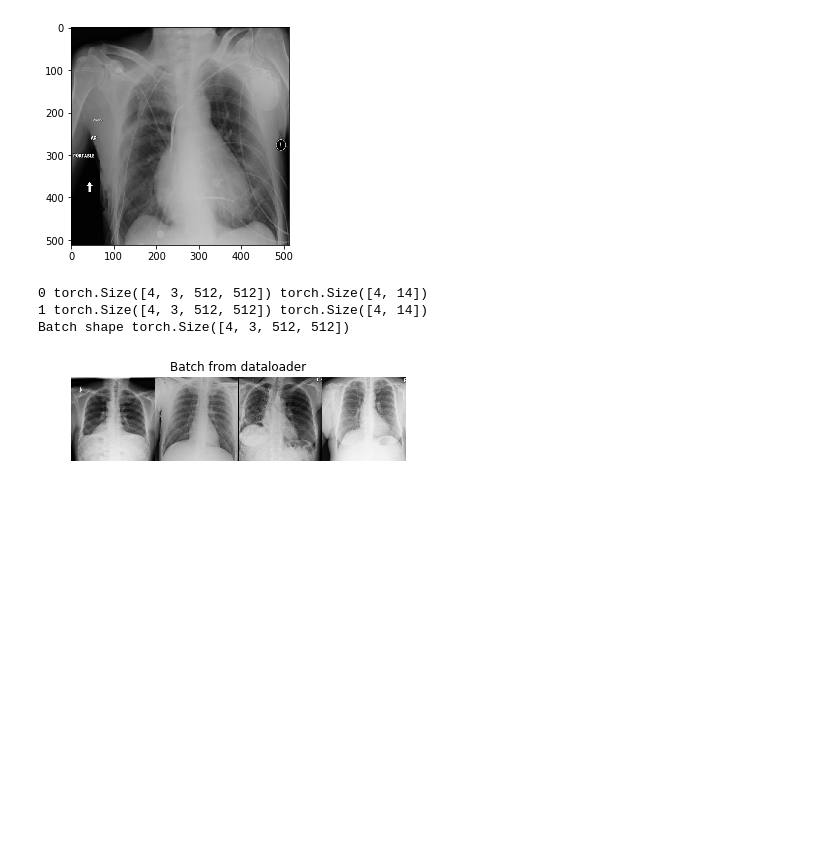
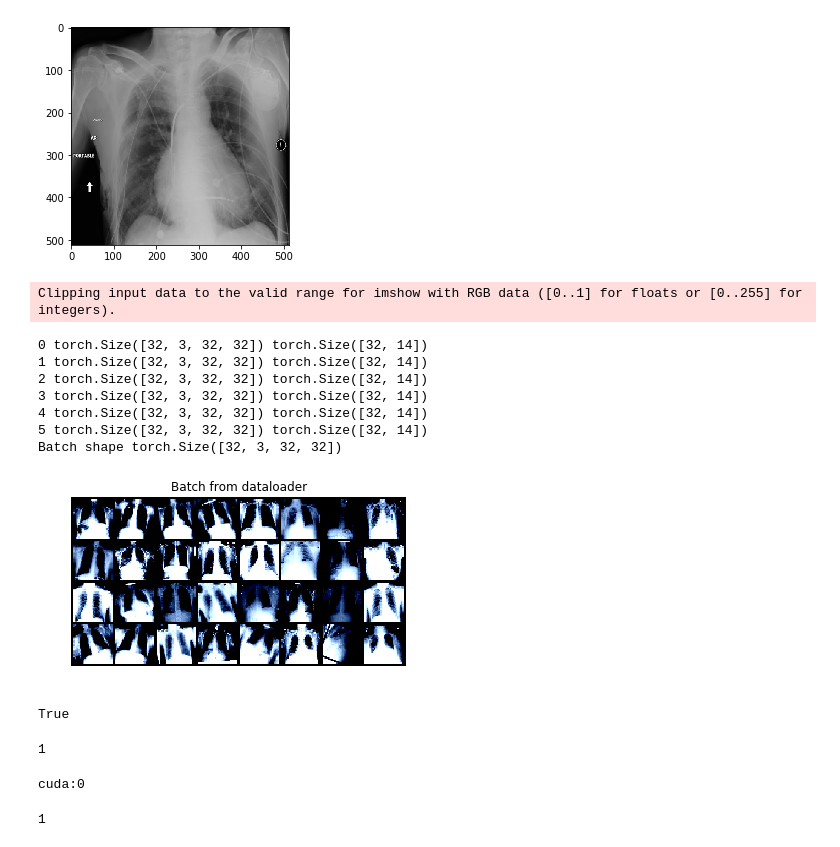
Before and after one commit to SyomaKiss/Two-level-classification, a Jupyter notebook: data_loader.ipynb, the cells around one changed output. Saved outputs shown, nothing was run; the diff lists cells and outputs as text; code cells hidden in the pictures; blank space fills up the shorter version.

```diff
--- a/data_loader.ipynb
+++ b/data_loader.ipynb
@@ -99,7 +118,7 @@ class ChestnetDataset(Dataset):
 #             sample['image'] = self.transform(sample['image'])
             augmented = self.transform(image=sample['image'])
             sample['image'] = augmented['image']
-
+            sample['labels'] = torch.from_numpy(sample['labels']).float()
         return sample
 
 def show_example(example):
@@ -164,13 +183,15 @@ show_example(scale(ds[1]['image']))
 [figure]
 # %%
 albumentations_transform = A.Compose([
-    A.Resize(560, 560),
-    A.RandomCrop(512, 512),
+    A.Resize(32, 32),
+#     A.RandomCrop(512, 512),
     A.HorizontalFlip(),
-#     A.Normalize(
-#         mean=[0.485, 0.456, 0.406],
-#         std=[0.229, 0.224, 0.225],
-#     ),
+    A.Rotate(limit=30),
+    A.RandomBrightnessContrast(),
+    A.Normalize(
+        mean=[0.485, 0.456, 0.406],
+        std=[0.229, 0.224, 0.225],
+    ),
     ToTensor()
 ])
 
@@ -180,8 +201,8 @@ transformed_dataset = ChestnetDataset('../dataset/chestnet_labels_sample.csv', '
                                            transform=albumentations_transform
                                      )
 
-dataloader = DataLoader(transformed_dataset, batch_size=4,
-                        shuffle=True, num_workers=0)
+dataloader = DataLoader(transformed_dataset, batch_size=32,
+                        shuffle=True, num_workers=8)
 
 def show_batch(sample_batched):
     """Show image with landmarks for a batch of samples."""
@@ -197,18 +218,39 @@ def show_batch(sample_batched):
 # %%
 for i_batch, sample_batched in enumerate(dataloader):
     print(i_batch, sample_batched['image'].size(),
           sample_batched['labels'].size())
 
     # observe 4th batch and stop.
-    if i_batch == 1:
+    if i_batch == 5:
         plt.figure()
         show_batch(sample_batched)
         plt.axis('off')
         plt.ioff()
         plt.show()
         break
 # %% [output]
-0 torch.Size([4, 3, 512, 512]) torch.Size([4, 14])
-1 torch.Size([4, 3, 512, 512]) torch.Size([4, 14])
-Batch shape torch.Size([4, 3, 512, 512])
+Clipping input data to the valid range for imshow with RGB data ([0..1] for floats or [0..255] for integers).
+0 torch.Size([32, 3, 32, 32]) torch.Size([32, 14])
+1 torch.Size([32, 3, 32, 32]) torch.Size([32, 14])
+2 torch.Size([32, 3, 32, 32]) torch.Size([32, 14])
+3 torch.Size([32, 3, 32, 32]) torch.Size([32, 14])
+4 torch.Size([32, 3, 32, 32]) torch.Size([32, 14])
+5 torch.Size([32, 3, 32, 32]) torch.Size([32, 14])
+Batch shape torch.Size([32, 3, 32, 32])
-[figure, old version]
+[figure, new version]
+# %%
+print(torch.cuda.is_available())
+torch.cuda.device_count()
+# %% [output]
+True
+1
+# %%
+device = torch.device("cuda:0" if torch.cuda.is_available() else "cpu")
+
+# Assuming that we are on a CUDA machine, this should print a CUDA device:
+
+print(device)
+torch.cuda.device_count()
+# %% [output]
+cuda:0
+1
```
Also changed, not shown: parts of 6 cells of this notebook, 1 other file.
